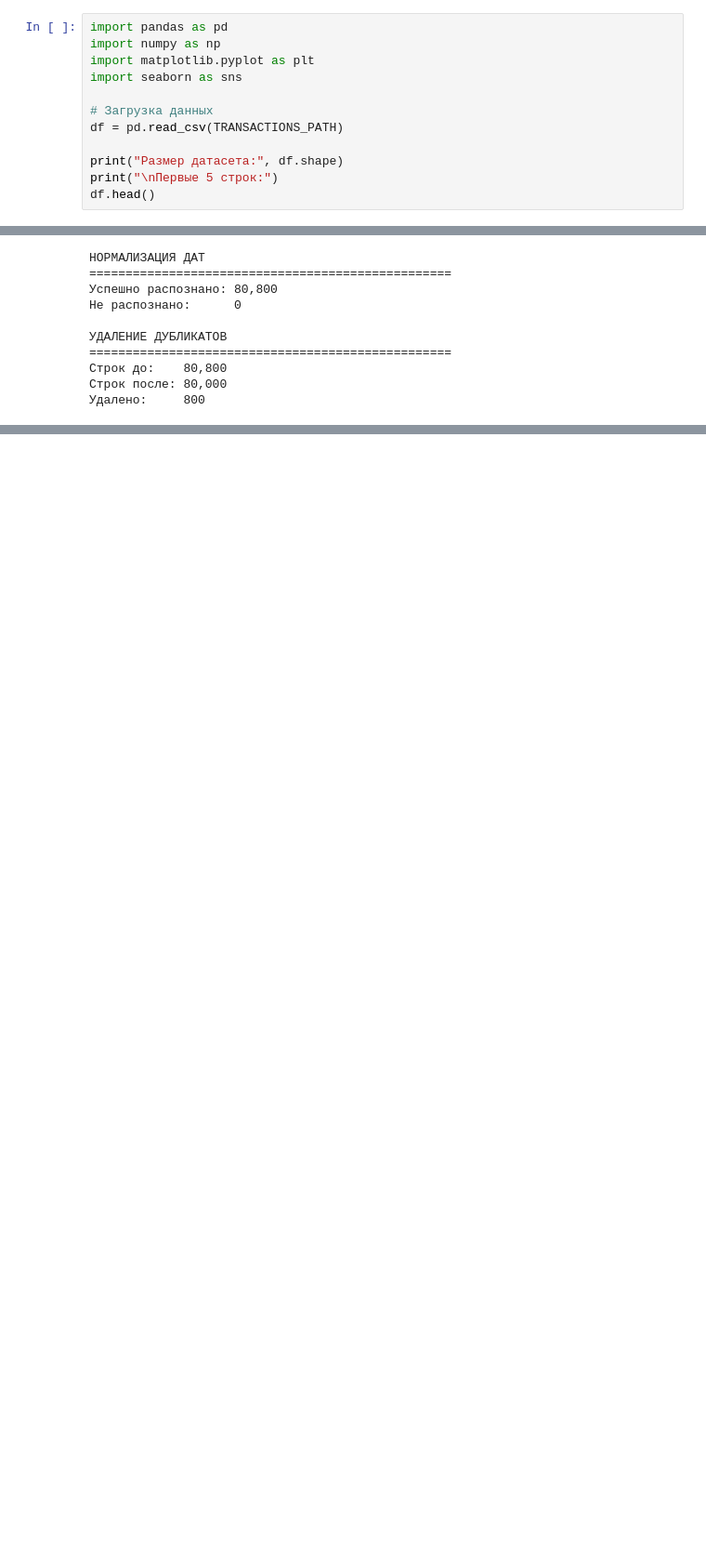
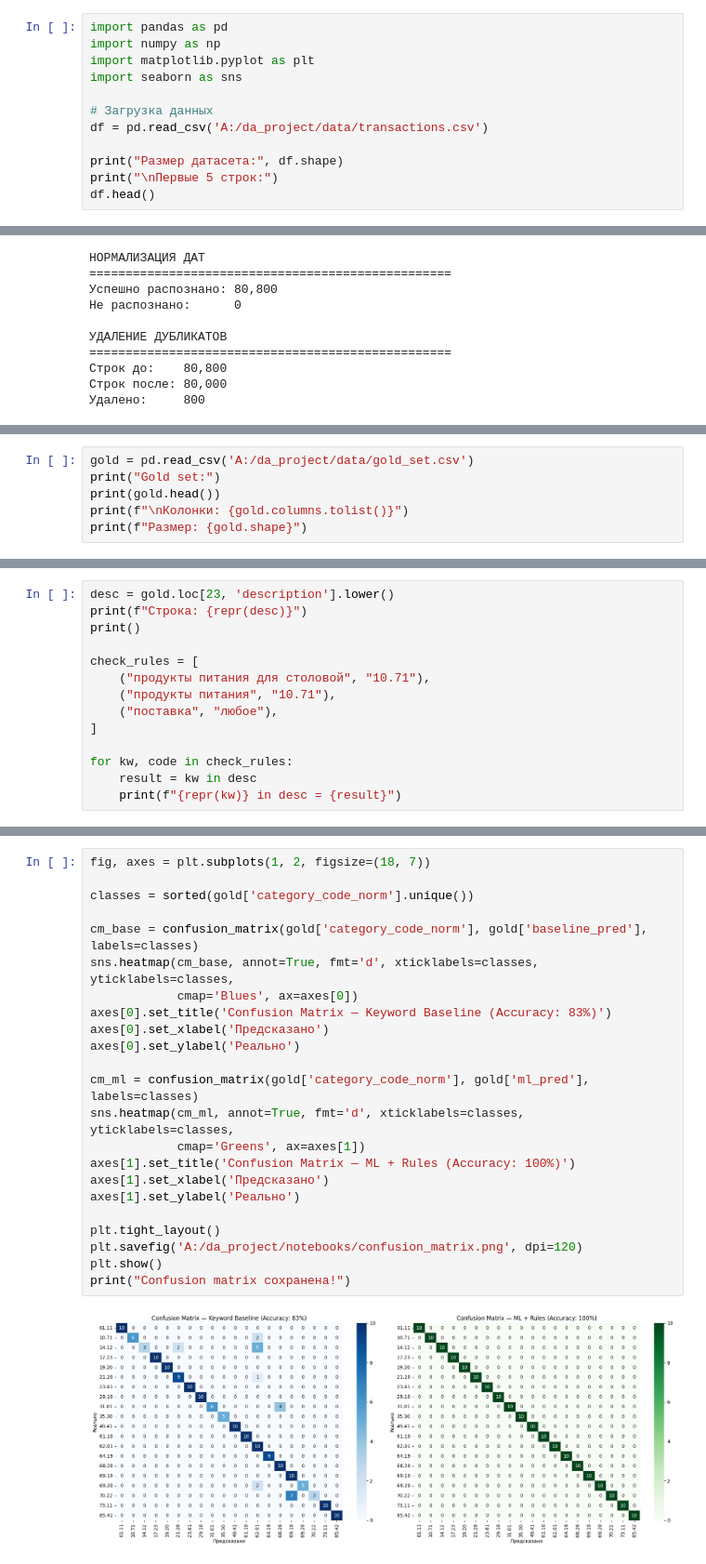
Before and after one commit to Alim1512/da_project, a Jupyter notebook: notebooks/analysis.ipynb, the cells around one changed output, grey strips where cells are left out. Shown at 93% size. Saved outputs shown, nothing was run; the diff lists cells and outputs as text; blank space fills up the shorter version.

```diff
--- a/notebooks/analysis.ipynb
+++ b/notebooks/analysis.ipynb
@@ -40,7 +19,7 @@ import matplotlib.pyplot as plt
 import seaborn as sns
 
 # Загрузка данных
-df = pd.read_csv(TRANSACTIONS_PATH)
+df = pd.read_csv('A:/da_project/data/transactions.csv')
 
 print("Размер датасета:", df.shape)
 print("\nПервые 5 строк:")
@@ -376,0 +686,6 @@ print(f"Итого строк: {len(df_clean):,}")
+# %%
+gold = pd.read_csv('A:/da_project/data/gold_set.csv')
+print("Gold set:")
+print(gold.head())
+print(f"\nКолонки: {gold.columns.tolist()}")
+print(f"Размер: {gold.shape}")
@@ -376,0 +1110,14 @@ print(f"Итого строк: {len(df_clean):,}")
+# %%
+desc = gold.loc[23, 'description'].lower()
+print(f"Строка: {repr(desc)}")
+print()
+
+check_rules = [
+    ("продукты питания для столовой", "10.71"),
+    ("продукты питания", "10.71"),
+    ("поставка", "любое"),
+]
+
+for kw, code in check_rules:
+    result = kw in desc
+    print(f"{repr(kw)} in desc = {result}")
@@ -376,0 +1730,25 @@ print(f"Итого строк: {len(df_clean):,}")
+# %%
+fig, axes = plt.subplots(1, 2, figsize=(18, 7))
+
+classes = sorted(gold['category_code_norm'].unique())
+
+cm_base = confusion_matrix(gold['category_code_norm'], gold['baseline_pred'], labels=classes)
+sns.heatmap(cm_base, annot=True, fmt='d', xticklabels=classes, yticklabels=classes,
+            cmap='Blues', ax=axes[0])
+axes[0].set_title('Confusion Matrix — Keyword Baseline (Accuracy: 83%)')
+axes[0].set_xlabel('Предсказано')
+axes[0].set_ylabel('Реально')
+
+cm_ml = confusion_matrix(gold['category_code_norm'], gold['ml_pred'], labels=classes)
+sns.heatmap(cm_ml, annot=True, fmt='d', xticklabels=classes, yticklabels=classes,
+            cmap='Greens', ax=axes[1])
+axes[1].set_title('Confusion Matrix — ML + Rules (Accuracy: 100%)')
+axes[1].set_xlabel('Предсказано')
+axes[1].set_ylabel('Реально')
+
+plt.tight_layout()
+plt.savefig('A:/da_project/notebooks/confusion_matrix.png', dpi=120)
+plt.show()
+print("Confusion matrix сохранена!")
+# %% [output]
+[figure, added]
```
Also changed, not shown: parts of 50 cells of this notebook.
